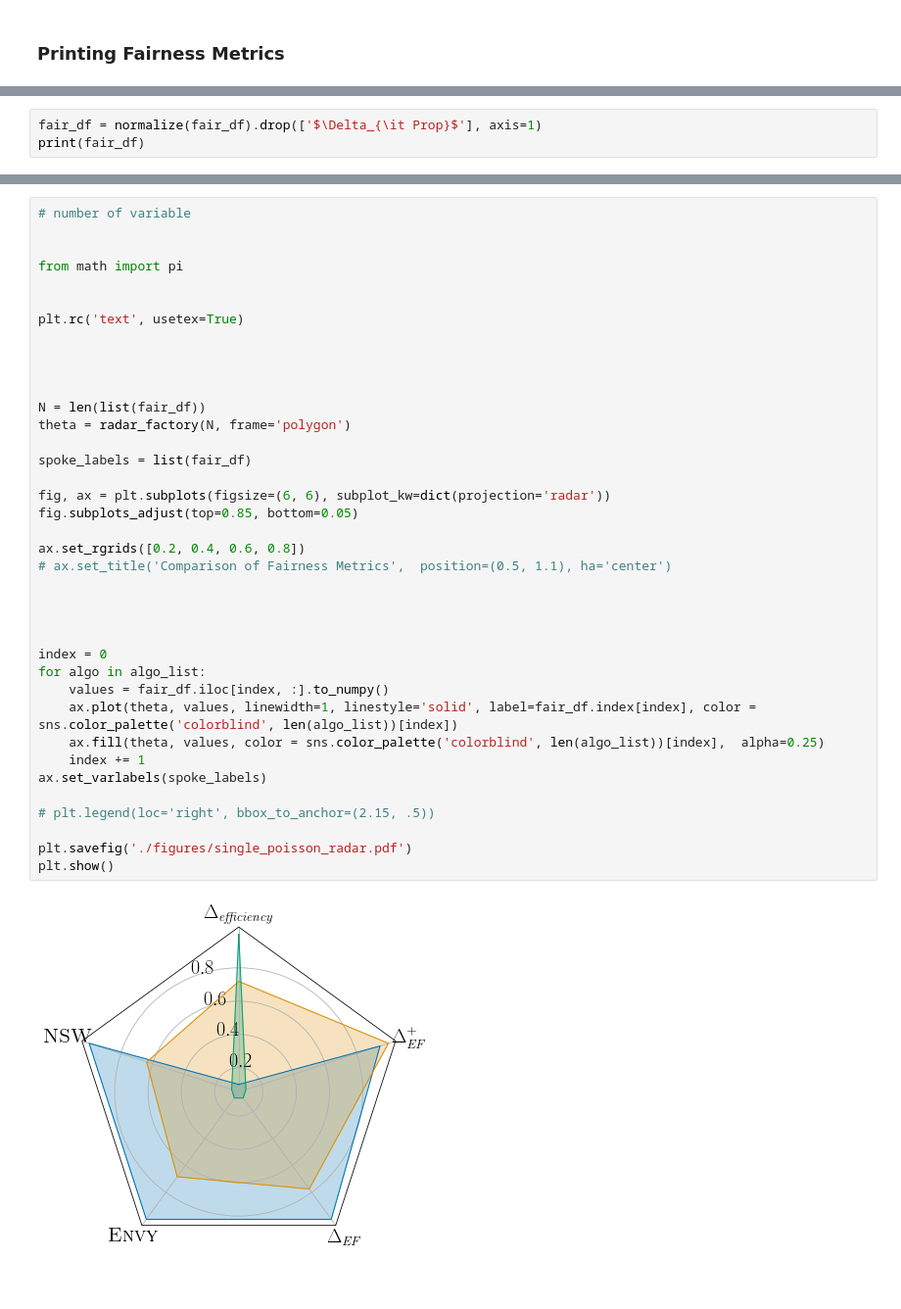
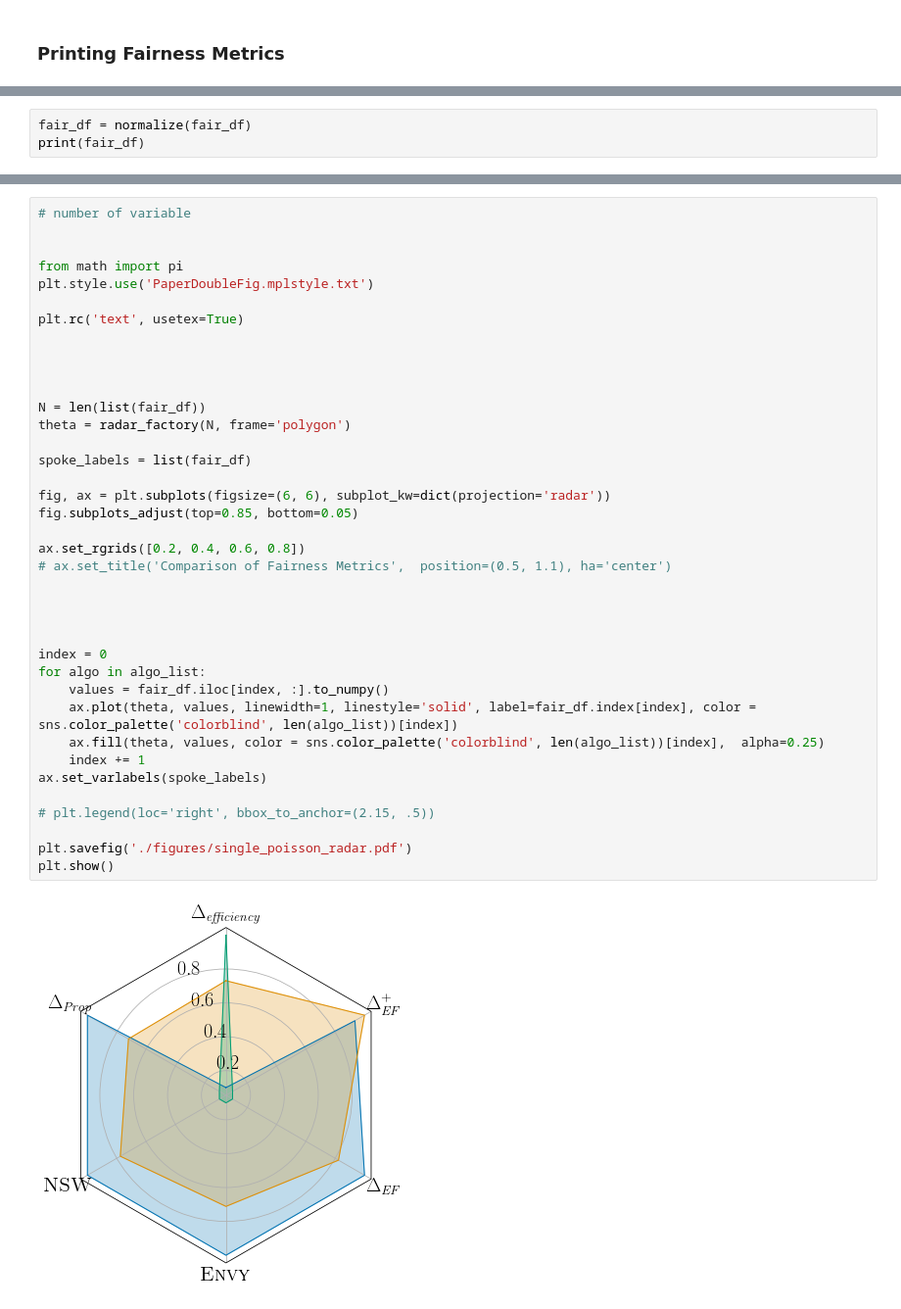
Before and after one commit to seanrsinclair/Online-Resource-Allocation, a Jupyter notebook: simulations/single_resource_poisson.ipynb, the cells around one changed output, grey strips where cells are left out. Shown at 98% size. Saved outputs shown, nothing was run; the diff lists cells and outputs as text.

```diff
--- a/simulations/single_resource_poisson.ipynb
+++ b/simulations/single_resource_poisson.ipynb
@@ -277,4 +277,4 @@ Hope Guardrail $L_T = 1/3$             0.160925
 # %%
-fair_df = normalize(fair_df).drop(['$\Delta_{\it Prop}$'], axis=1)
+fair_df = normalize(fair_df)
 print(fair_df)
 # %% [output]
@@ -300,38 +300,38 @@ Hope Guardrail $L_T = 1/3$             0.100000
 
 
 from math import pi
-
+plt.style.use('PaperDoubleFig.mplstyle.txt')
 
 plt.rc('text', usetex=True)
 
 
 
 
 N = len(list(fair_df))
 theta = radar_factory(N, frame='polygon')
 
 spoke_labels = list(fair_df)
 
 fig, ax = plt.subplots(figsize=(6, 6), subplot_kw=dict(projection='radar'))
 fig.subplots_adjust(top=0.85, bottom=0.05)
 
 ax.set_rgrids([0.2, 0.4, 0.6, 0.8])
 # ax.set_title('Comparison of Fairness Metrics',  position=(0.5, 1.1), ha='center')
 
 
 
 
 index = 0
 for algo in algo_list:
     values = fair_df.iloc[index, :].to_numpy()
     ax.plot(theta, values, linewidth=1, linestyle='solid', label=fair_df.index[index], color = sns.color_palette('colorblind', len(algo_list))[index])
     ax.fill(theta, values, color = sns.color_palette('colorblind', len(algo_list))[index],  alpha=0.25)
     index += 1
 ax.set_varlabels(spoke_labels)
 
 # plt.legend(loc='right', bbox_to_anchor=(2.15, .5))
 
 plt.savefig('./figures/single_poisson_radar.pdf')
 plt.show()
 # %% [output]
-[figure, old version]
+[figure, new version]
```
Also changed, not shown: parts of 4 cells of this notebook, 4 other files.
